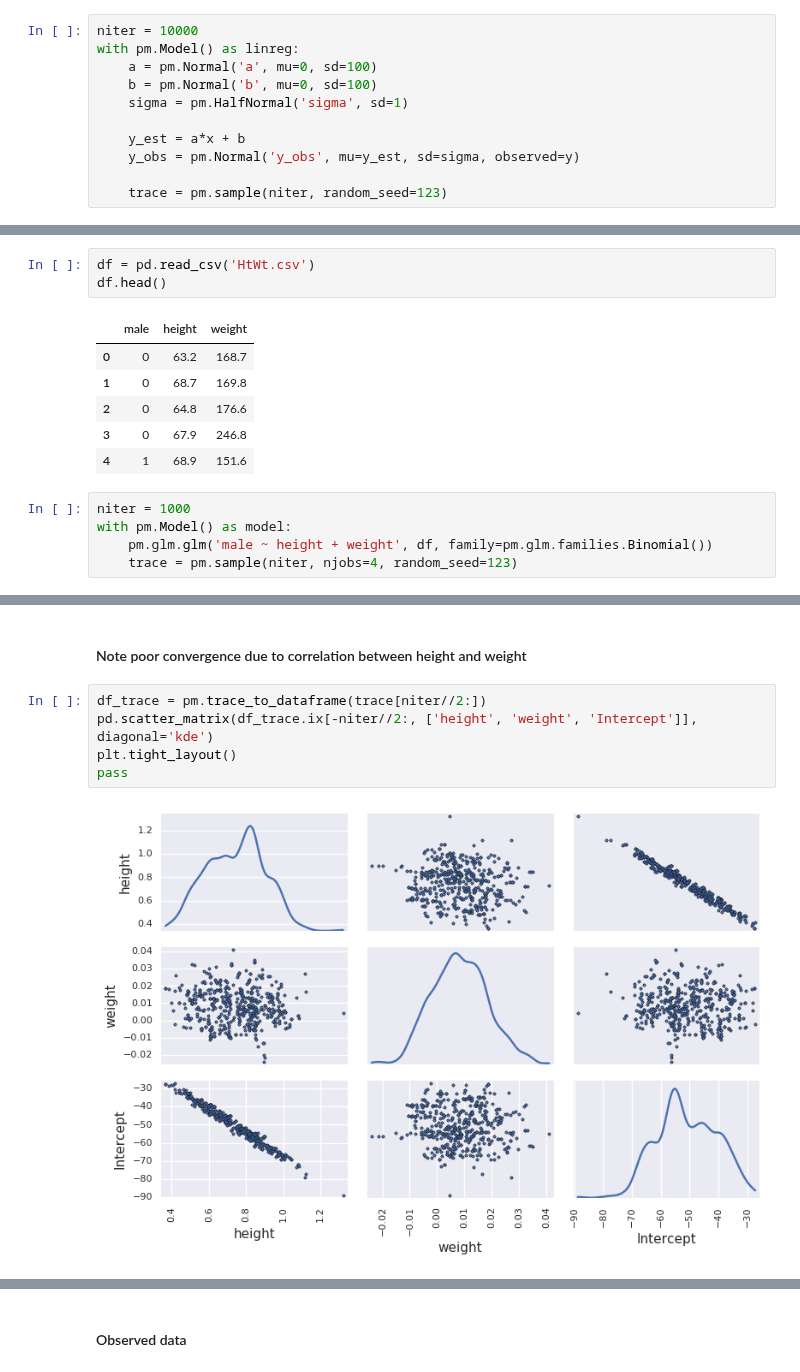
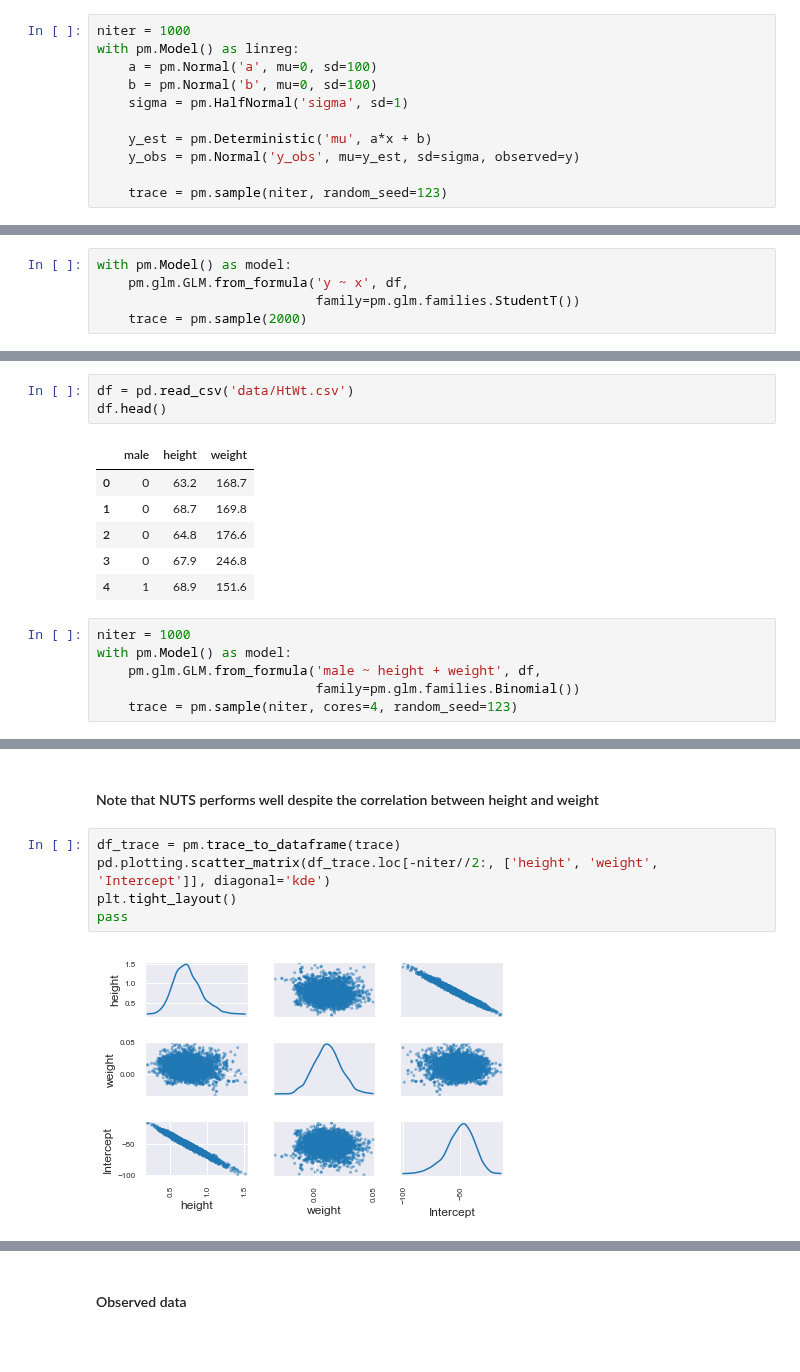
Before and after one commit to cliburn/sta-663-2019, a Jupyter notebook: notebook/S15B_PyMC3.ipynb, the cells around one changed output, grey strips where cells are left out. Drawn from its saved outputs; the diff is of its cells as text; blank space fills up the shorter version.

```diff
--- a/notebook/S15B_PyMC3.ipynb
+++ b/notebook/S15B_PyMC3.ipynb
@@ -533,11 +195,11 @@ x, y = StandardScaler().fit_transform(df[['x', 'y']]).T
 # %%
-niter = 10000
+niter = 1000
 with pm.Model() as linreg:
     a = pm.Normal('a', mu=0, sd=100)
     b = pm.Normal('b', mu=0, sd=100)
     sigma = pm.HalfNormal('sigma', sd=1)
 
-    y_est = a*x + b
+    y_est = pm.Deterministic('mu', a*x + b)
     y_obs = pm.Normal('y_obs', mu=y_est, sd=sigma, observed=y)
 
     trace = pm.sample(niter, random_seed=123)
@@ -582,0 +259,5 @@ pass
+# %%
+with pm.Model() as model:
+    pm.glm.GLM.from_formula('y ~ x', df,
+                            family=pm.glm.families.StudentT())
+    trace = pm.sample(2000)
@@ -585,7 +278,7 @@ pass
 
 We will look at the effect of strongly correlated variabels using a data set from Kruschke's book.
 # %%
-df = pd.read_csv('HtWt.csv')
+df = pd.read_csv('data/HtWt.csv')
 df.head()
 # %% [output]
 |  | male | height | weight |
@@ -597,7 +290,8 @@ df.head()
 # %%
 niter = 1000
 with pm.Model() as model:
-    pm.glm.glm('male ~ height + weight', df, family=pm.glm.families.Binomial())
-    trace = pm.sample(niter, njobs=4, random_seed=123)
+    pm.glm.GLM.from_formula('male ~ height + weight', df,
+                            family=pm.glm.families.Binomial())
+    trace = pm.sample(niter, cores=4, random_seed=123)
 # %% [output]
 Auto-assigning NUTS sampler...
@@ -606,9 +305,9 @@ Finished [100%]: Average ELBO = -95.563
 # %% [markdown]
-#### Note poor convergence due to correlation between height and weight
+#### Note that NUTS performs well despite the correlation between height and weight
 # %%
-df_trace = pm.trace_to_dataframe(trace[niter//2:])
-pd.scatter_matrix(df_trace.ix[-niter//2:, ['height', 'weight', 'Intercept']], diagonal='kde')
+df_trace = pm.trace_to_dataframe(trace)
+pd.plotting.scatter_matrix(df_trace.loc[-niter//2:, ['height', 'weight', 'Intercept']], diagonal='kde')
 plt.tight_layout()
 pass
 # %% [output]
-[figure, old version]
+[figure, new version]
```
Also changed, not shown: parts of 123 cells of this notebook, 2 other files.
